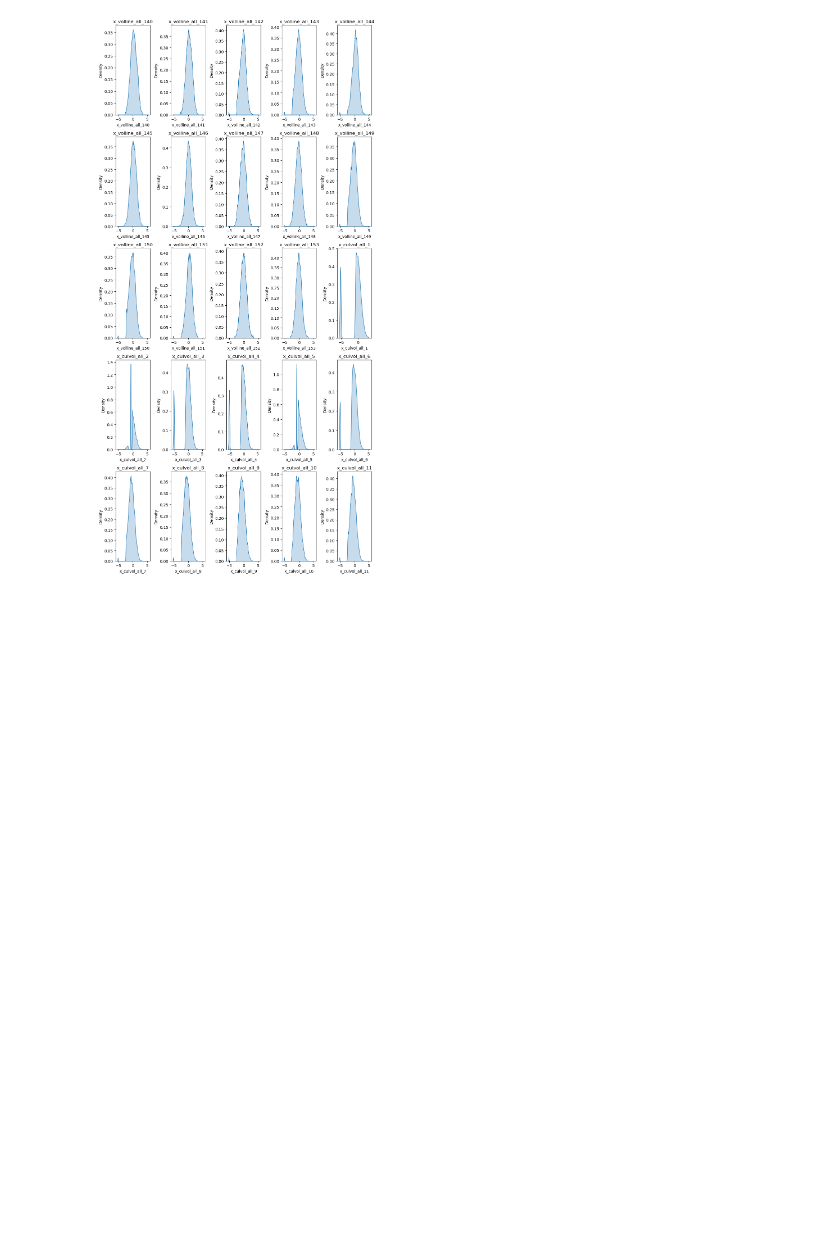
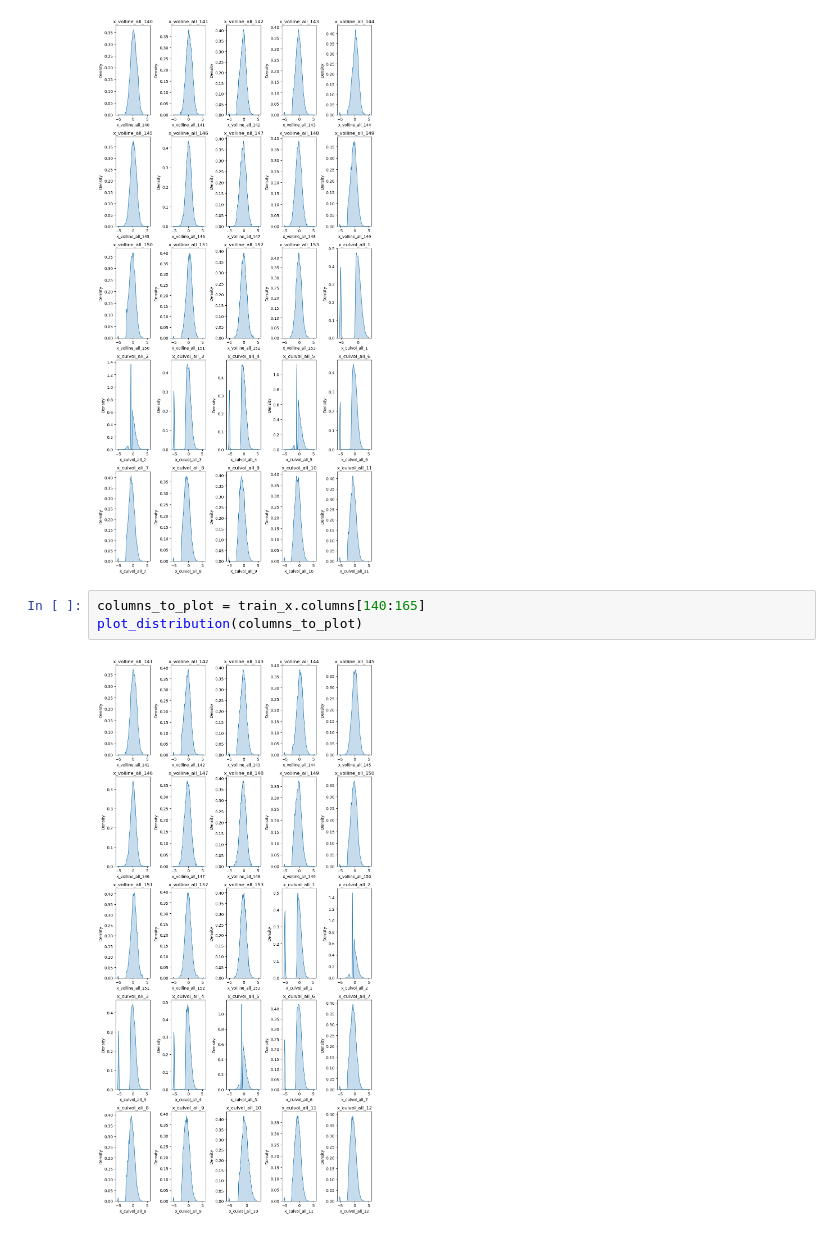
Before and after one commit to GhostGreenGoat/stock-prediction-project, a Jupyter notebook: read_data.ipynb, the cells around one changed output. Cells and saved outputs as stored; diff of their text form; blank space fills up the shorter version.

```diff
--- a/read_data.ipynb
+++ b/read_data.ipynb
@@ -231,3 +223,8 @@ This will become an error in seaborn v0.14.0; please update your code.
 
   sns.kdeplot(valid_x[col], shade=True)
 [figure]
+# %%
+columns_to_plot = train_x.columns[140:165]
+plot_distribution(columns_to_plot)
+# %% [output]
+[figure, added]
```
Also changed, not shown: parts of 5 cells of this notebook, 2 other files.
